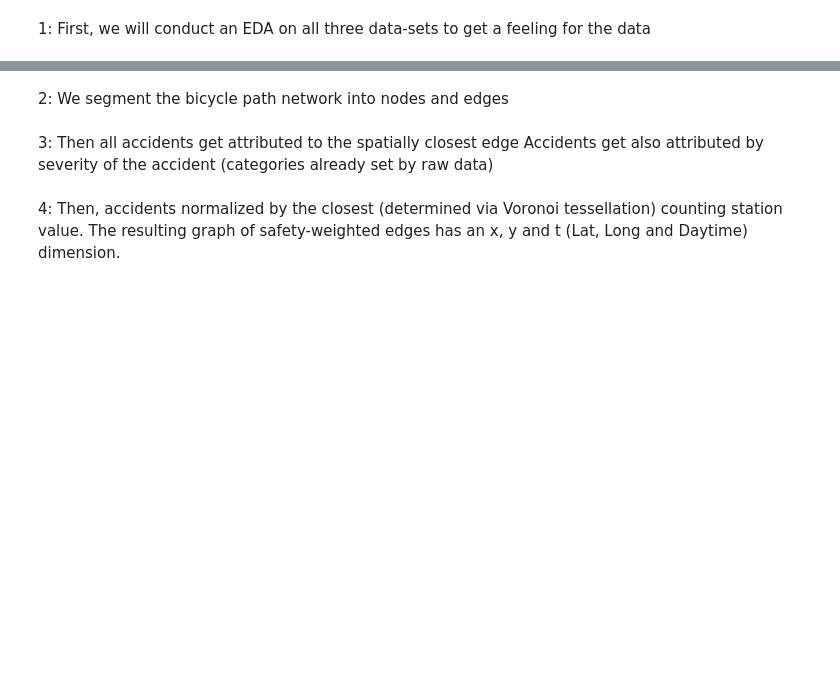
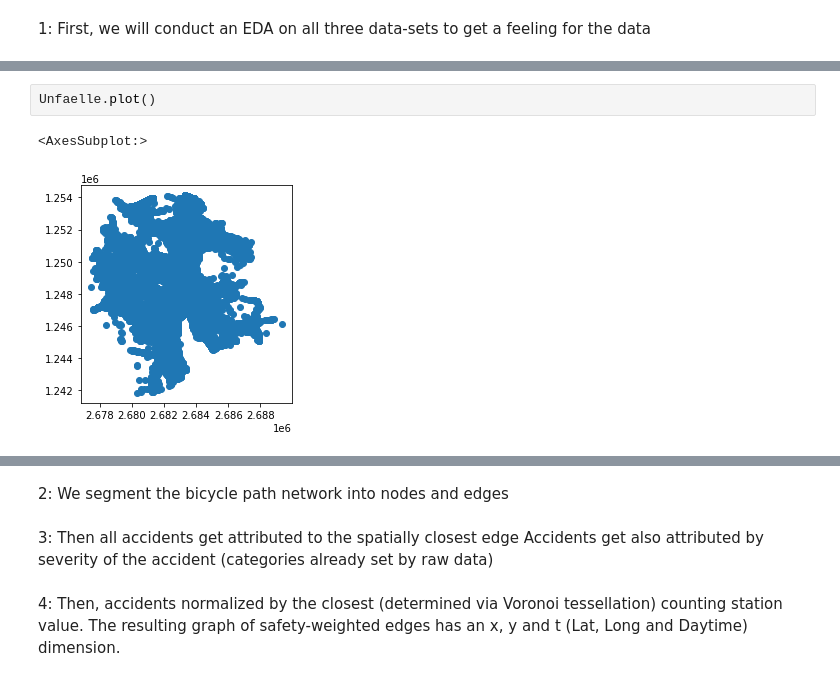
Before and after one commit to thereallinusrg/Velo-Zueri-Unfaelle, a Jupyter notebook: simon-notebook.ipynb, the cells around one changed output, grey strips where cells are left out. Drawn from its saved outputs; the diff is of its cells as text; blank space fills up the shorter version.

```diff
--- a/simon-notebook.ipynb
+++ b/simon-notebook.ipynb
@@ -68,0 +46,5 @@ sns.pairplot(ts)
+# %%
+Unfaelle.plot()
+# %% [output]
+<AxesSubplot:>
+[figure, added]
```
Also changed, not shown: parts of 9 cells of this notebook.
